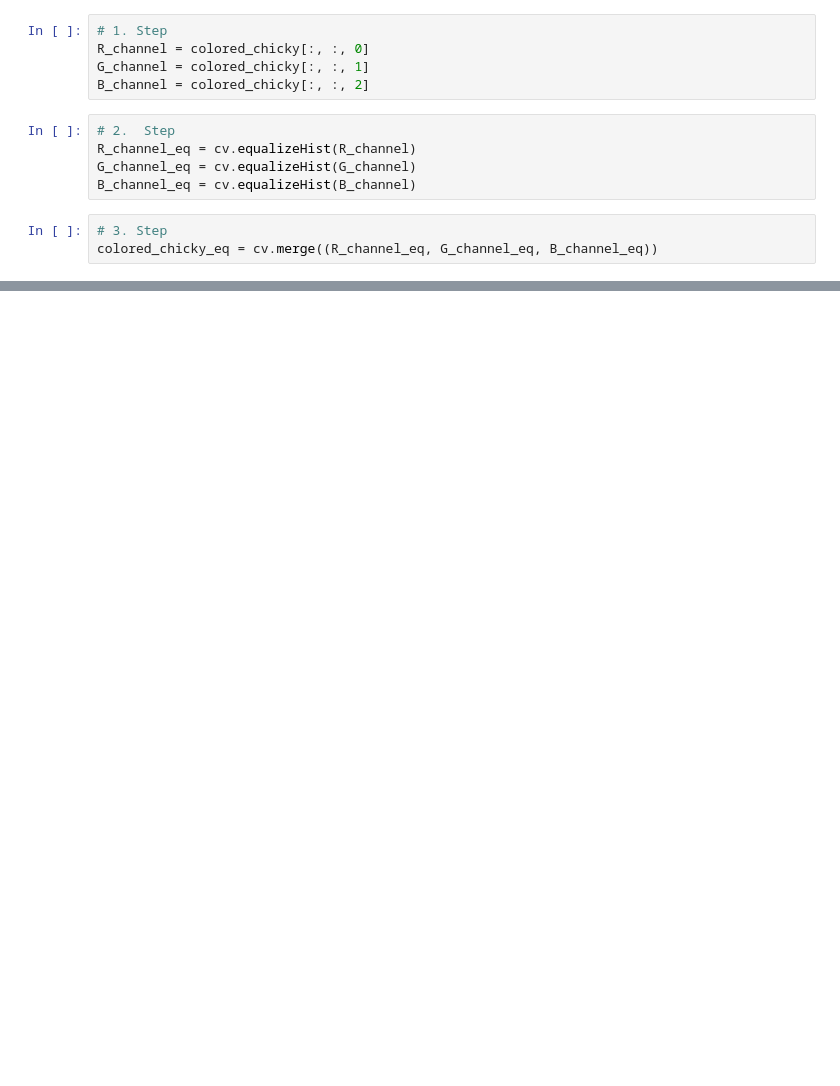
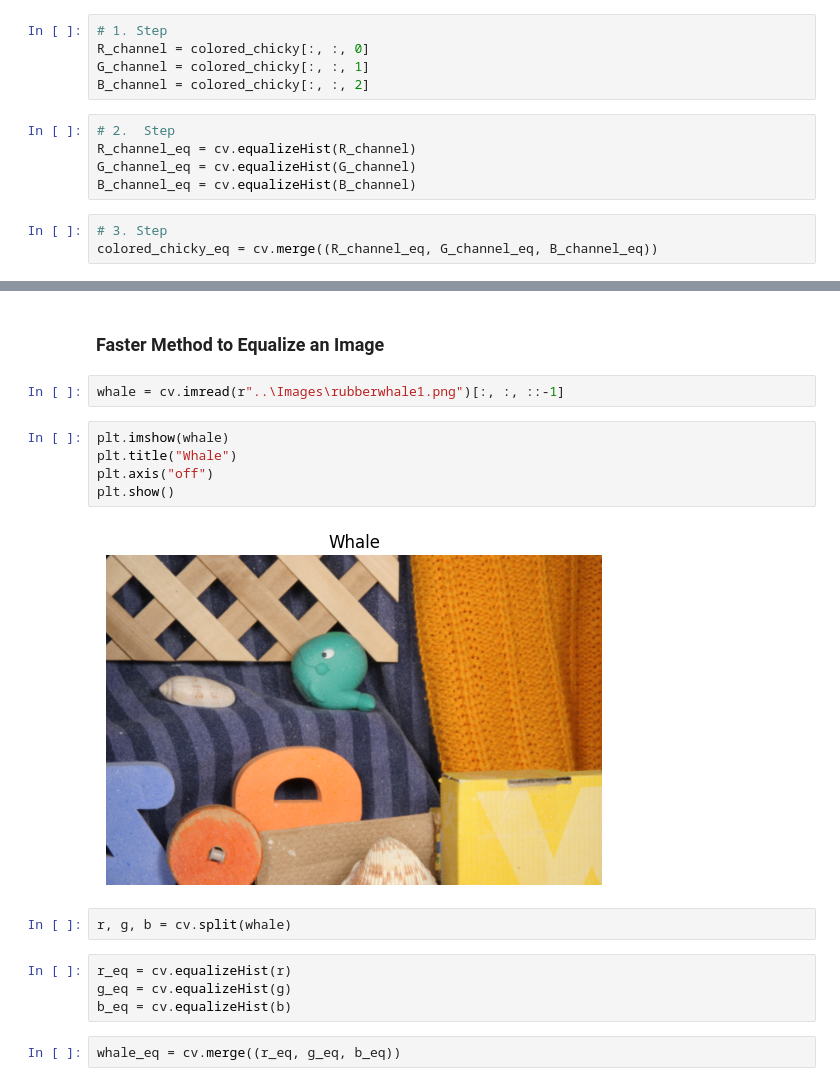
Before and after one commit to MistakenUncle7/Procesamiento-de-Imagenes, a Jupyter notebook: Histograms/eq_histograms.ipynb, the cells around one changed output, grey strips where cells are left out. Saved outputs shown, nothing was run; the diff lists cells and outputs as text; blank space fills up the shorter version.

```diff
--- a/Histograms/eq_histograms.ipynb
+++ b/Histograms/eq_histograms.ipynb
@@ -108,0 +111,19 @@ plt.show()
+# %% [markdown]
+### **Faster Method to Equalize an Image**
+# %%
+whale = cv.imread(r"..\Images\rubberwhale1.png")[:, :, ::-1]
+# %%
+plt.imshow(whale)
+plt.title("Whale")
+plt.axis("off")
+plt.show()
+# %% [output]
+[figure, added]
+# %%
+r, g, b = cv.split(whale)
+# %%
+r_eq = cv.equalizeHist(r)
+g_eq = cv.equalizeHist(g)
+b_eq = cv.equalizeHist(b)
+# %%
+whale_eq = cv.merge((r_eq, g_eq, b_eq))
```
Also changed, not shown: parts of 5 cells of this notebook, 2 other files.
